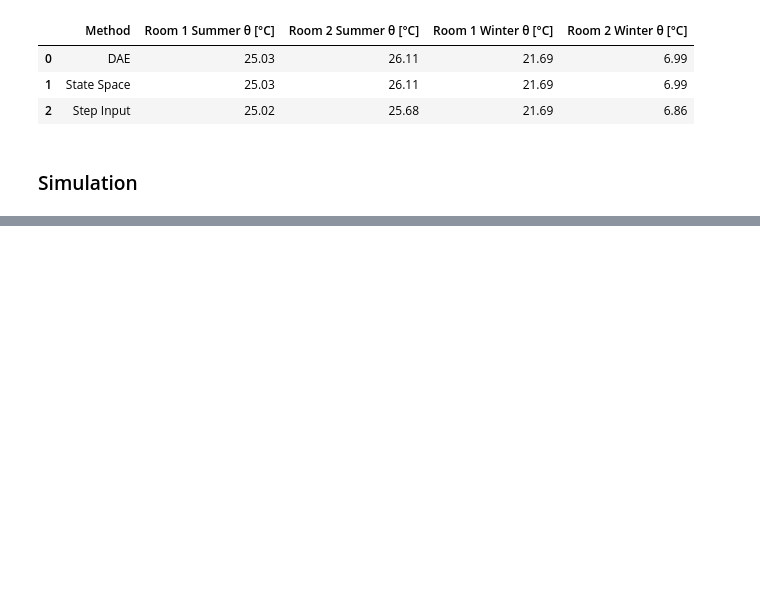
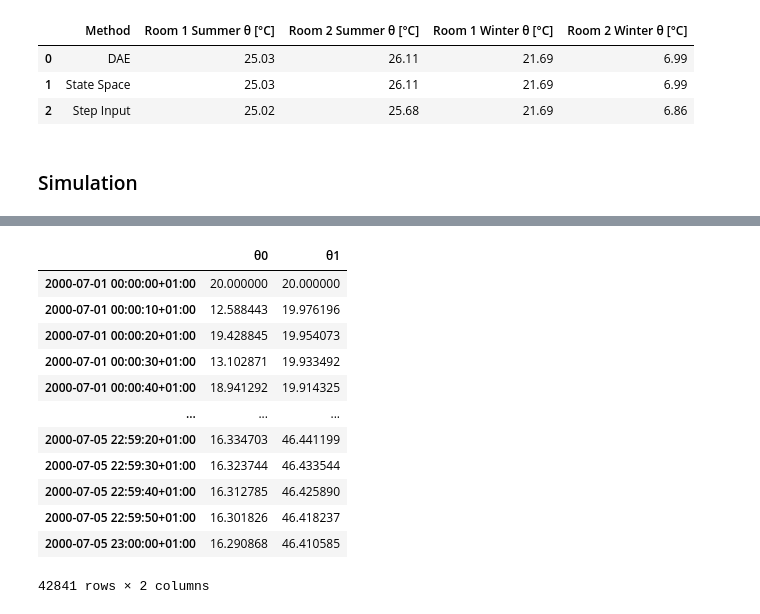
Before and after one commit to dm4bem/thermal-building-model-super-team, a Jupyter notebook: thermal_model_Gustmann_Rahman_Silva_Uddin.ipynb, the cells around one changed output, grey strips where cells are left out. Cells and saved outputs as stored; diff of their text form; code cells hidden in the pictures; blank space fills up the shorter version.

```diff
--- a/thermal_model_Gustmann_Rahman_Silva_Uddin.ipynb
+++ b/thermal_model_Gustmann_Rahman_Silva_Uddin.ipynb
@@ -761,3 +761,42 @@ del data
 # select weather data from date_start to date_end
 weather.index = weather.index.map(lambda t: t.replace(year=2000))
 weather = weather.loc[date_start:date_end]
+# %%
+# Temperature sources
+To = weather['temp_air']
+
+Ti_day, Ti_night = 20, 16
+Ti_sp = pd.Series(20, index=To.index)
+Ti_sp = pd.Series(
+    [Ti_day if 6 <= hour <= 22 else Ti_night for hour in To.index.hour],
+    index=To.index)
+
+# Flow-rate sources
+# total solar irradiance
+
+surface_orientation = {'slope': 0,
+                       'azimuth': 0,
+                       'latitude': 45}
+
+rad_surf = dm4bem.sol_rad_tilt_surf(
+    weather, surface_orientation, 0.5)
+
+Etot = rad_surf.sum(axis=1)
+
+# window glass properties
+α_gSW = 0.38    # short wave absortivity: reflective blue glass
+τ_gSW = 0.30    # short wave transmitance: reflective blue glass
+S_g = 9         # m2, surface area of glass
+
+# flow-rate sources:
+# solar radiation
+Φo = α* S_wall_total * Etot
+Φi = τ_gSW * α * S_window * Etot
+Φa = α_gSW * S_window * Etot
+# auxiliary (internal) sources
+Qa = pd.Series(0, index=To.index)
+
+# Input data set
+input_data_set = pd.DataFrame({'To': To, 'Ti_sp': Ti_sp,
+                               'Φo': Φo, 'Φi': Φi, 'Qa': Qa, 'Φa': Φa,
+                               'Etot': Etot})
@@ -763,0 +875,16 @@ weather = weather.loc[date_start:date_end]
+# %%
+y
+# %% [output]
+|  | θ0 | θ1 |
+| 2000-07-01 00:00:00+01:00 | 20.000000 | 20.000000 |
+| 2000-07-01 00:00:10+01:00 | 12.588443 | 19.976196 |
+| 2000-07-01 00:00:20+01:00 | 19.428845 | 19.954073 |
+| 2000-07-01 00:00:30+01:00 | 13.102871 | 19.933492 |
+| 2000-07-01 00:00:40+01:00 | 18.941292 | 19.914325 |
+| ... | ... | ... |
+| 2000-07-05 22:59:20+01:00 | 16.334703 | 46.441199 |
+| 2000-07-05 22:59:30+01:00 | 16.323744 | 46.433544 |
+| 2000-07-05 22:59:40+01:00 | 16.312785 | 46.425890 |
+| 2000-07-05 22:59:50+01:00 | 16.301826 | 46.418237 |
+| 2000-07-05 23:00:00+01:00 | 16.290868 | 46.410585 |
+42841 rows × 2 columns
```
Also changed, not shown: parts of 2 cells of this notebook.
